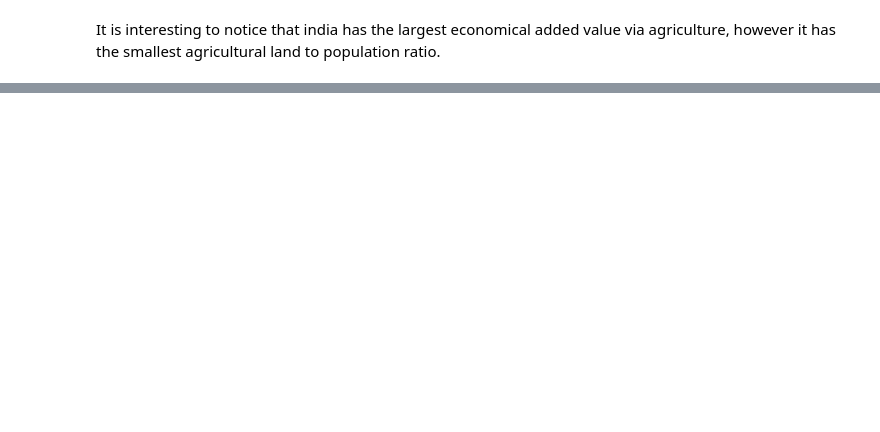
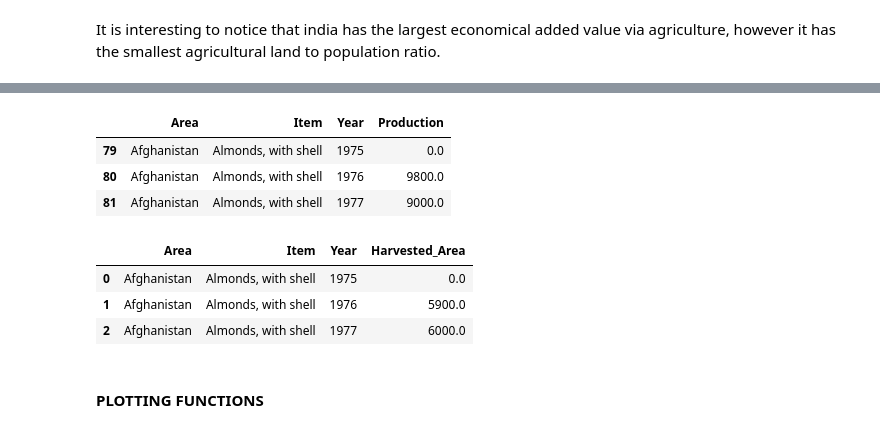
Before and after one commit to shivz7/ADA, a Jupyter notebook: food_and_agricultural_trends.ipynb, the cells around one changed output, grey strips where cells are left out. Drawn from its saved outputs; the diff is of its cells as text; code cells hidden in the pictures; blank space fills up the shorter version.

```diff
--- a/food_and_agricultural_trends.ipynb
+++ b/food_and_agricultural_trends.ipynb
@@ -991,0 +1330,26 @@ It is interesting to notice that india has the largest economical added value vi
+# %%
+#Getting Production data
+df = pd.read_csv('data/current_FAO/raw_files/Production_Crops_E_All_Data_(Normalized).csv', sep=',',engine='python')
+Proddf = df[df.Element=='Production']
+Proddf = Proddf[['Area','Item','Year','Value']]
+Proddf.columns = ['Area','Item','Year','Production']
+display(Proddf.head(3))
+
+#Building harvesting data
+AreaHarvdf = df[df.Element=='Area harvested']
+AreaHarvdf = AreaHarvdf[['Area','Item','Year','Value']]
+AreaHarvdf.columns = ['Area','Item','Year','Harvested_Area']
+display(AreaHarvdf.head(3))
+
+#take only the recent data
+RecentProd = Proddf.query('Year > 2001')
+RecentAreaHarv = AreaHarvdf.query('Year > 2001')
+# %% [output]
+|  | Area | Item | Year | Production |
+| 79 | Afghanistan | Almonds, with shell | 1975 | 0.0 |
+| 80 | Afghanistan | Almonds, with shell | 1976 | 9800.0 |
+| 81 | Afghanistan | Almonds, with shell | 1977 | 9000.0 |
+|  | Area | Item | Year | Harvested_Area |
+| 0 | Afghanistan | Almonds, with shell | 1975 | 0.0 |
+| 1 | Afghanistan | Almonds, with shell | 1976 | 5900.0 |
+| 2 | Afghanistan | Almonds, with shell | 1977 | 6000.0 |
@@ -991,0 +1366,2 @@ It is interesting to notice that india has the largest economical added value vi
+# %% [markdown]
+#### PLOTTING FUNCTIONS
```
Also changed, not shown: parts of 87 cells of this notebook, 18 other files.
